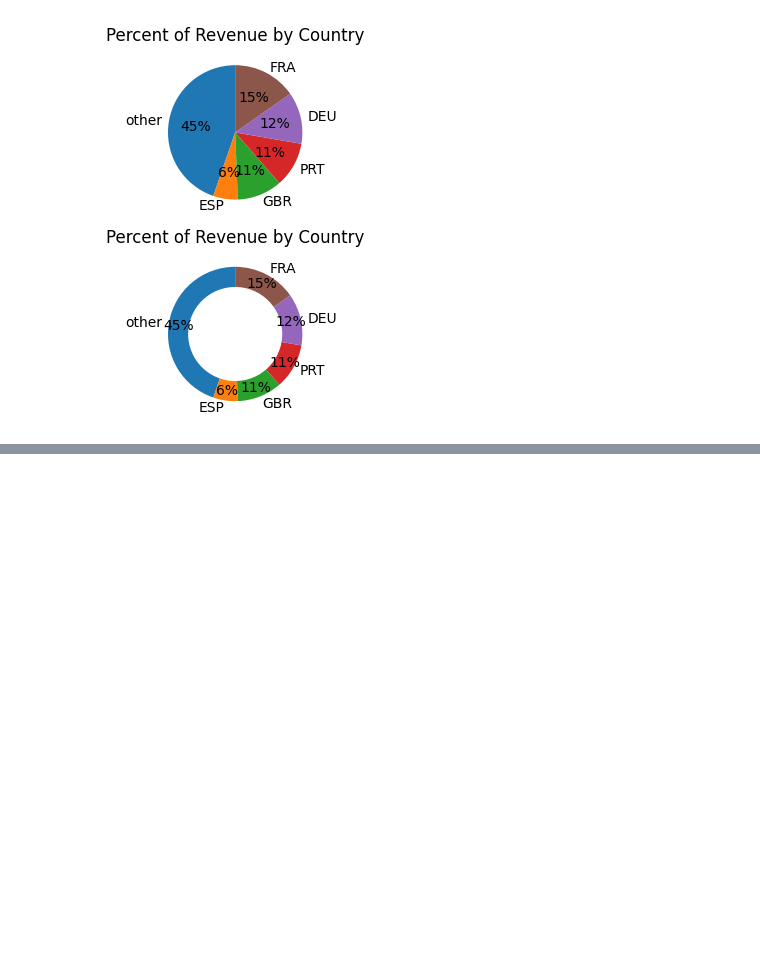
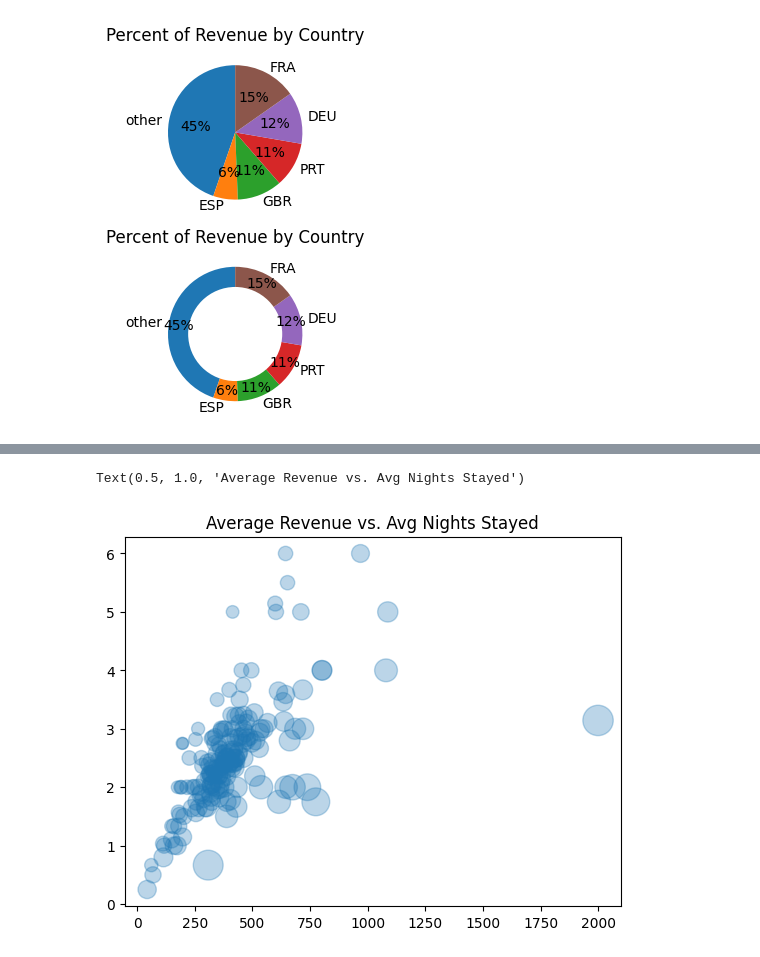
Before and after one commit to HariSudhan76/DataVisualization, a Jupyter notebook: MatplotlibBasics.ipynb, the cells around one changed output, grey strips where cells are left out. Saved outputs shown, nothing was run; the diff lists cells and outputs as text; code cells hidden in the pictures; blank space fills up the shorter version.

```diff
--- a/MatplotlibBasics.ipynb
+++ b/MatplotlibBasics.ipynb
@@ -306,0 +322,19 @@ plt.show()
+# %%
+hotel = hotel.assign(total_revenue = hotel["LodgingRevenue"]+hotel["OtherRevenue"],
+                     revenue_per_night = lambda x: x["total_revenue"]/x["RoomNights"]
+                     )
+agg_hotel = hotel.groupby("Nationality").agg(
+                                      total_revenue = ("total_revenue","sum"),
+                                      avg_revenue = ("total_revenue","mean"),
+                                      avg_age = ("Age","mean"),
+                                      avg_nights = ("RoomNights","mean"),
+                                      avg_nightly_revenue = ("revenue_per_night","mean")
+
+
+)
+fig, ax = plt.subplots()
+ax.scatter(agg_hotel.avg_revenue,agg_hotel.avg_nights,s=agg_hotel.avg_nightly_revenue,alpha=.3)
+ax.set_title("Average Revenue vs. Avg Nights Stayed")
+# %% [output]
+Text(0.5, 1.0, 'Average Revenue vs. Avg Nights Stayed')
+[figure, added]
```
Also changed, not shown: parts of 5 cells of this notebook.
